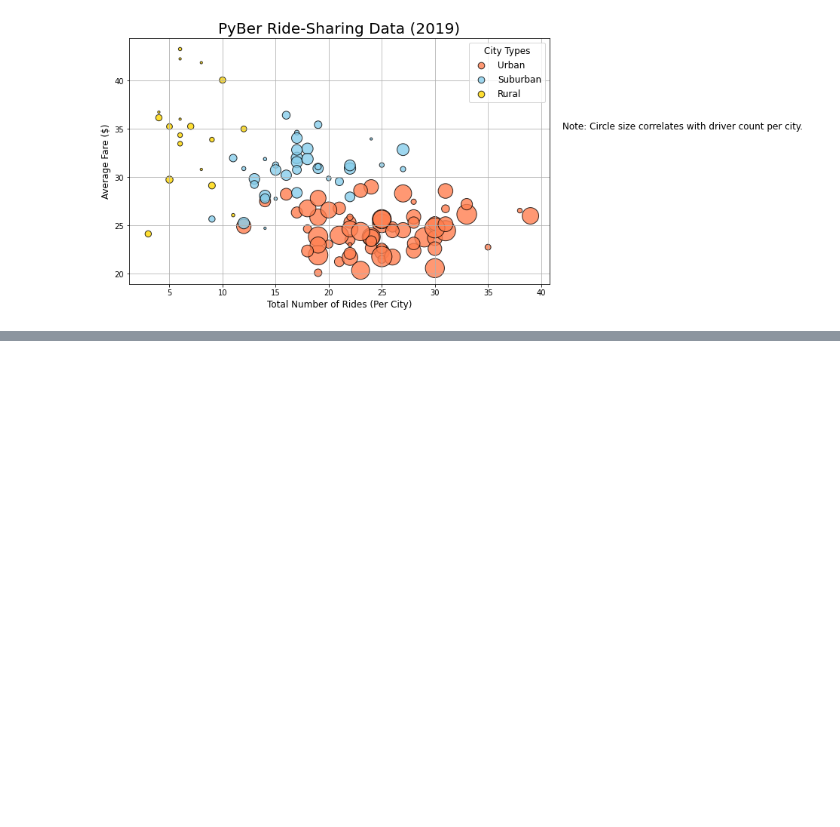
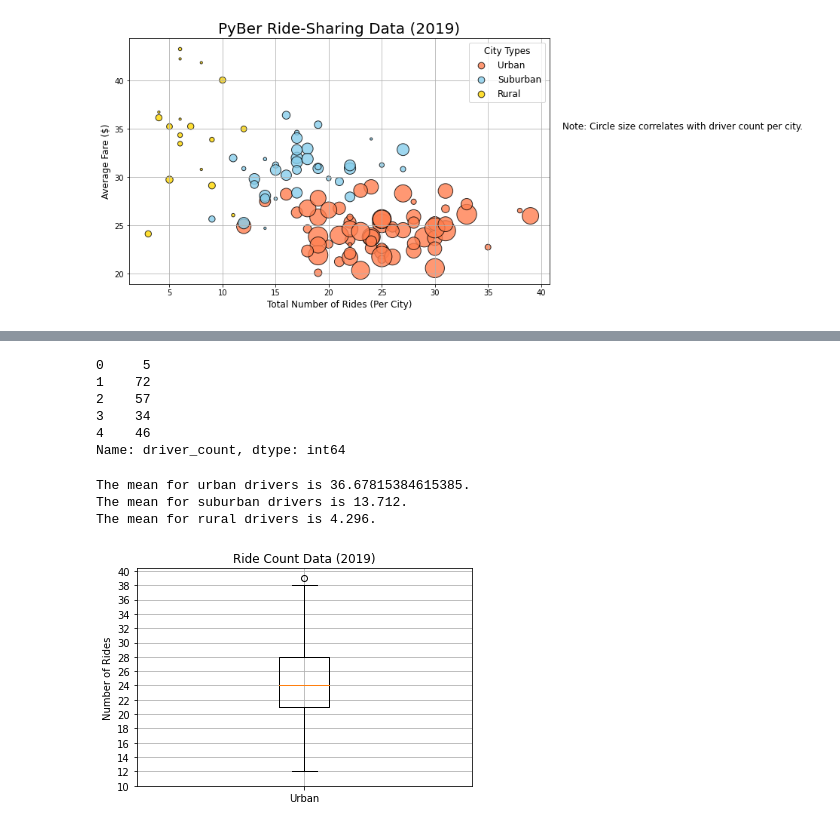
Before and after one commit to kermitbravo/PyBer_Analysis, a Jupyter notebook: PyBer.ipynb, the cells around one changed output, grey strips where cells are left out. Saved outputs shown, nothing was run; the diff lists cells and outputs as text; code cells hidden in the pictures; blank space fills up the shorter version.

Commit message:
Boxplot Charts

```diff
--- a/PyBer.ipynb
+++ b/PyBer.ipynb
@@ -336,0 +500,38 @@ plt.savefig("analysis/Fig1.png")
+# %%
+# Get the driver count data from the urban cities.
+urban_drivers = urban_cities_df['driver_count']
+urban_drivers.head()
+# %% [output]
+0     5
+1    72
+2    57
+3    34
+4    46
+Name: driver_count, dtype: int64
+# %%
+# Calculate the highest average fare price across all types of cities
+suburban_drivers = suburban_cities_df["driver_count"]
+rural_drivers = rural_cities_df["driver_count"]
+mean_urban_drivers = np.mean(urban_drivers)
+print(f"The mean for urban drivers is {mean_urban_drivers}.")
+mean_suburban_drivers = np.mean(suburban_drivers)
+print(f"The mean for suburban drivers is {mean_suburban_drivers}.")
+mean_rural_drivers = np.mean(rural_drivers)
+print(f"The mean for rural drivers is {mean_rural_drivers}.")
+# %% [output]
+The mean for urban drivers is 36.67815384615385.
+The mean for suburban drivers is 13.712.
+The mean for rural drivers is 4.296.
+# %%
+# Create a box-and-whisker plot for the urban cities ride count.
+x_labels = ["Urban"]
+fig, ax = plt.subplots()
+ax.boxplot(urban_ride_count, labels=x_labels)
+# Add the title, y-axis label and grid.
+ax.set_title('Ride Count Data (2019)')
+ax.set_ylabel('Number of Rides')
+ax.set_yticks(np.arange(10, 41, step=2.0))
+ax.grid()
+plt.show()
+# %% [output]
+[figure, added]
```
Also changed, not shown: parts of 27 cells of this notebook, 3 other files.
